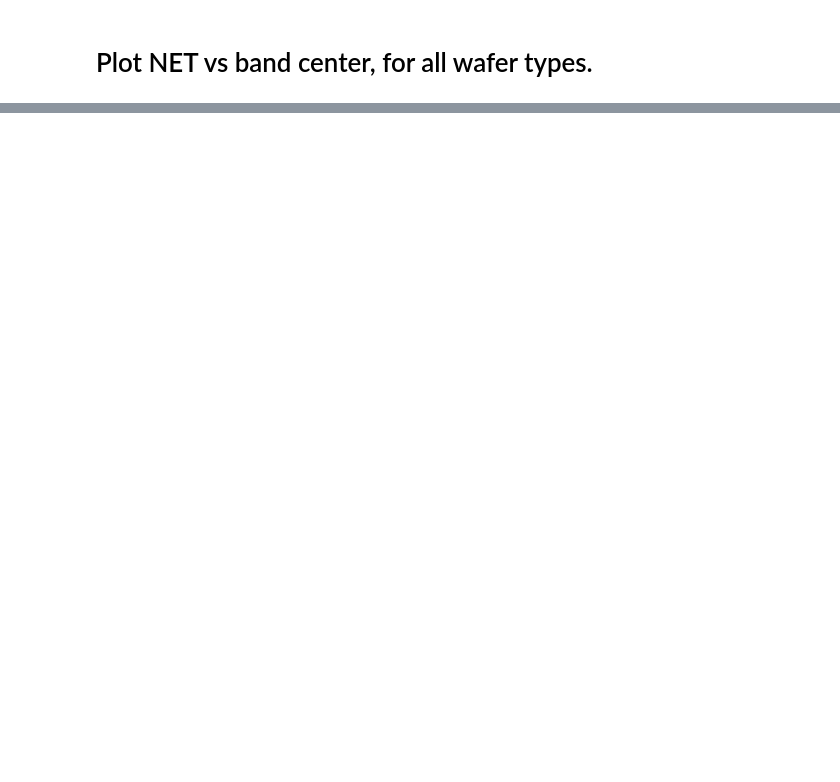
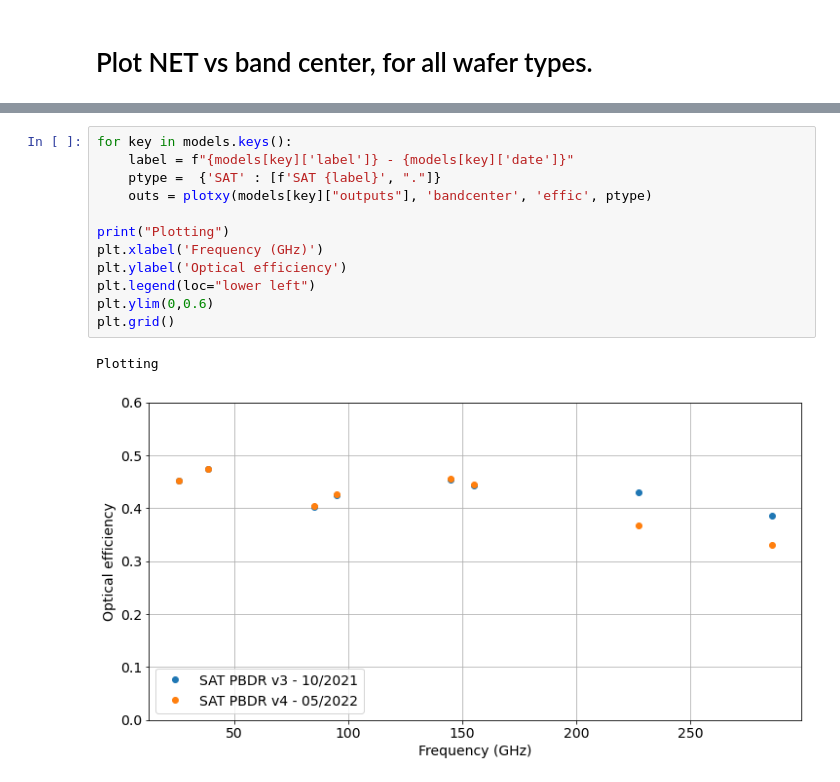
Before and after one commit to CMB-S4/bolo_calc_runs, a Jupyter notebook: bolo-calc/Comparisons.ipynb, the cells around one changed output, grey strips where cells are left out. Drawn from its saved outputs; the diff is of its cells as text; blank space fills up the shorter version.

```diff
--- a/bolo-calc/Comparisons.ipynb
+++ b/bolo-calc/Comparisons.ipynb
@@ -90,0 +169,15 @@ Plotting
+# %%
+for key in models.keys():
+    label = f"{models[key]['label']} - {models[key]['date']}"
+    ptype =  {'SAT' : [f'SAT {label}', "."]}
+    outs = plotxy(models[key]["outputs"], 'bandcenter', 'effic', ptype)
+
+print("Plotting")
+plt.xlabel('Frequency (GHz)')
+plt.ylabel('Optical efficiency')
+plt.legend(loc="lower left")
+plt.ylim(0,0.6)
+plt.grid()
+# %% [output]
+Plotting
+[figure, added]
```
Also changed, not shown: parts of 14 cells of this notebook, 1 other file.
